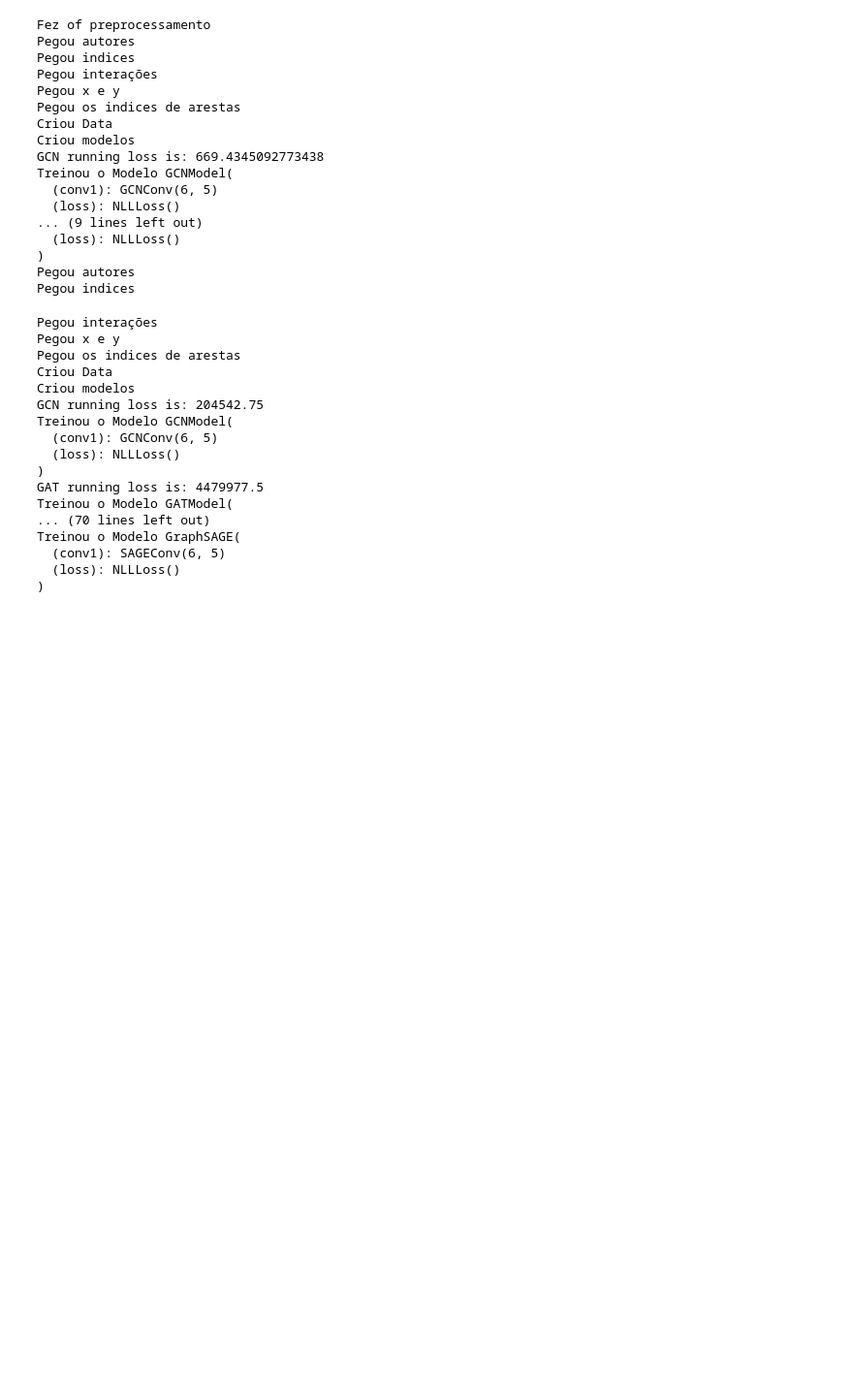
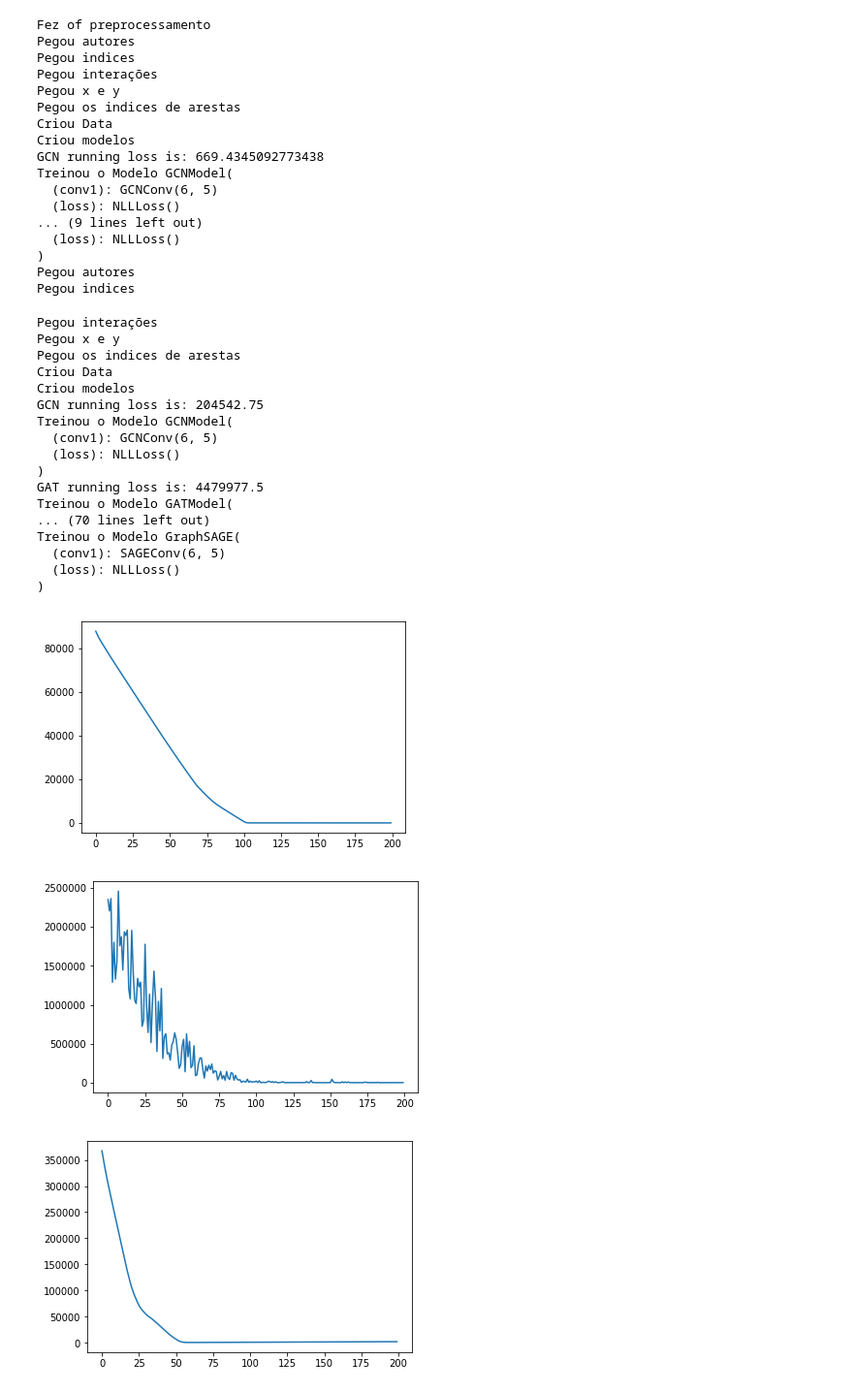
Before and after one commit to Guilherme26/mono1, a Jupyter notebook: analysis/analysis.ipynb, the cells around one changed output. Shown: that part at 97% size. Drawn from its saved outputs; the diff is of its cells as text; code cells hidden in the pictures; blank space fills up the shorter version.

```diff
--- a/analysis/analysis.ipynb
+++ b/analysis/analysis.ipynb
@@ -471,0 +248,13 @@ with open('models_metrics.json', 'w') as fp:
+# %%
+import matplotlib.pyplot as plt
+import json
+
+models_histories = json.load(open("../pipeline/models_histories.json"))
+# %%
+for model, history in models_histories.items():
+    plt.plot(range(len(history)), history)
+    plt.show()
+# %% [output]
+[figure, added]
+[figure, added]
+[figure, added]
```
Also changed, not shown: parts of 22 cells of this notebook, 2 other files.
